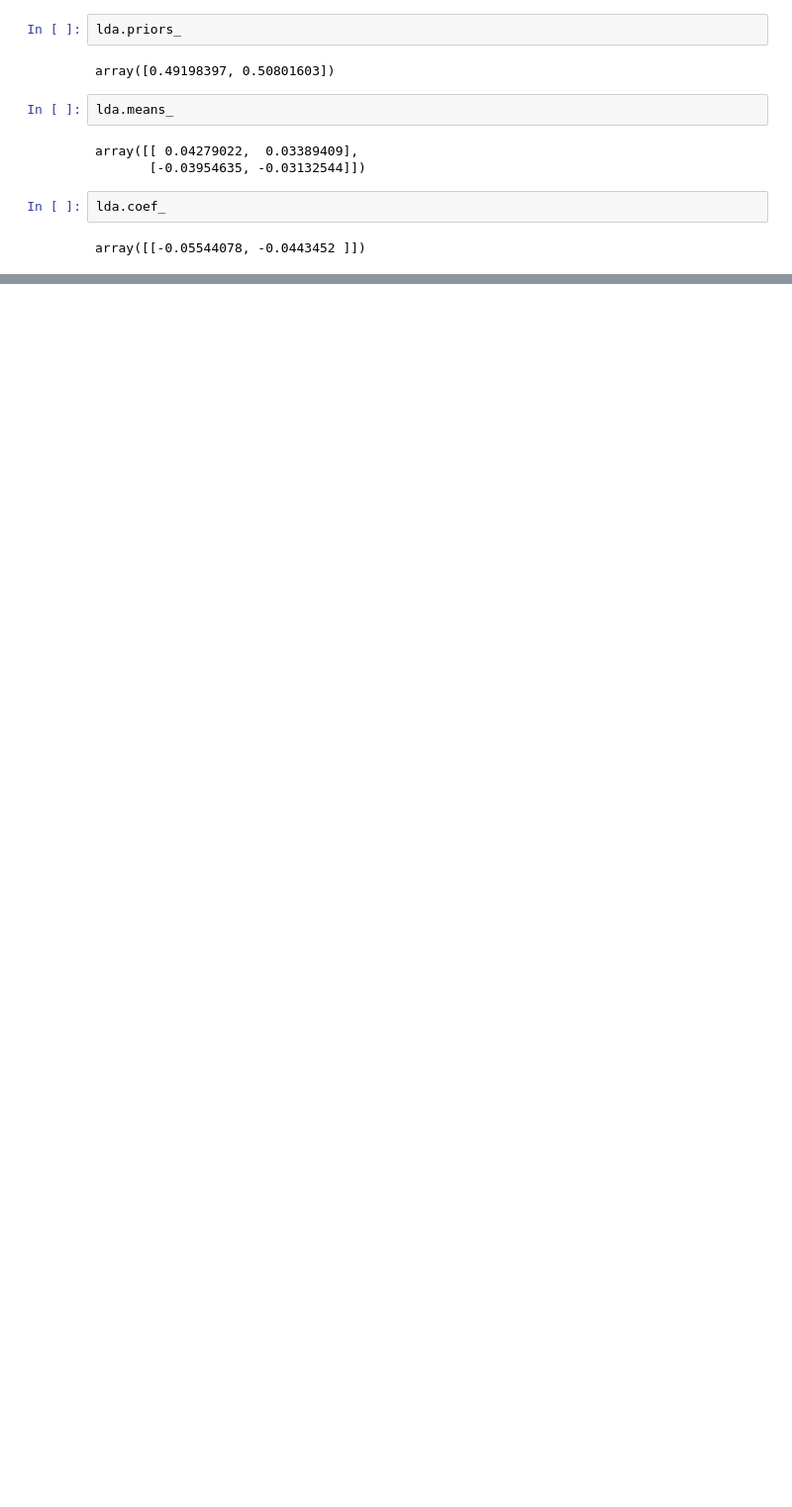
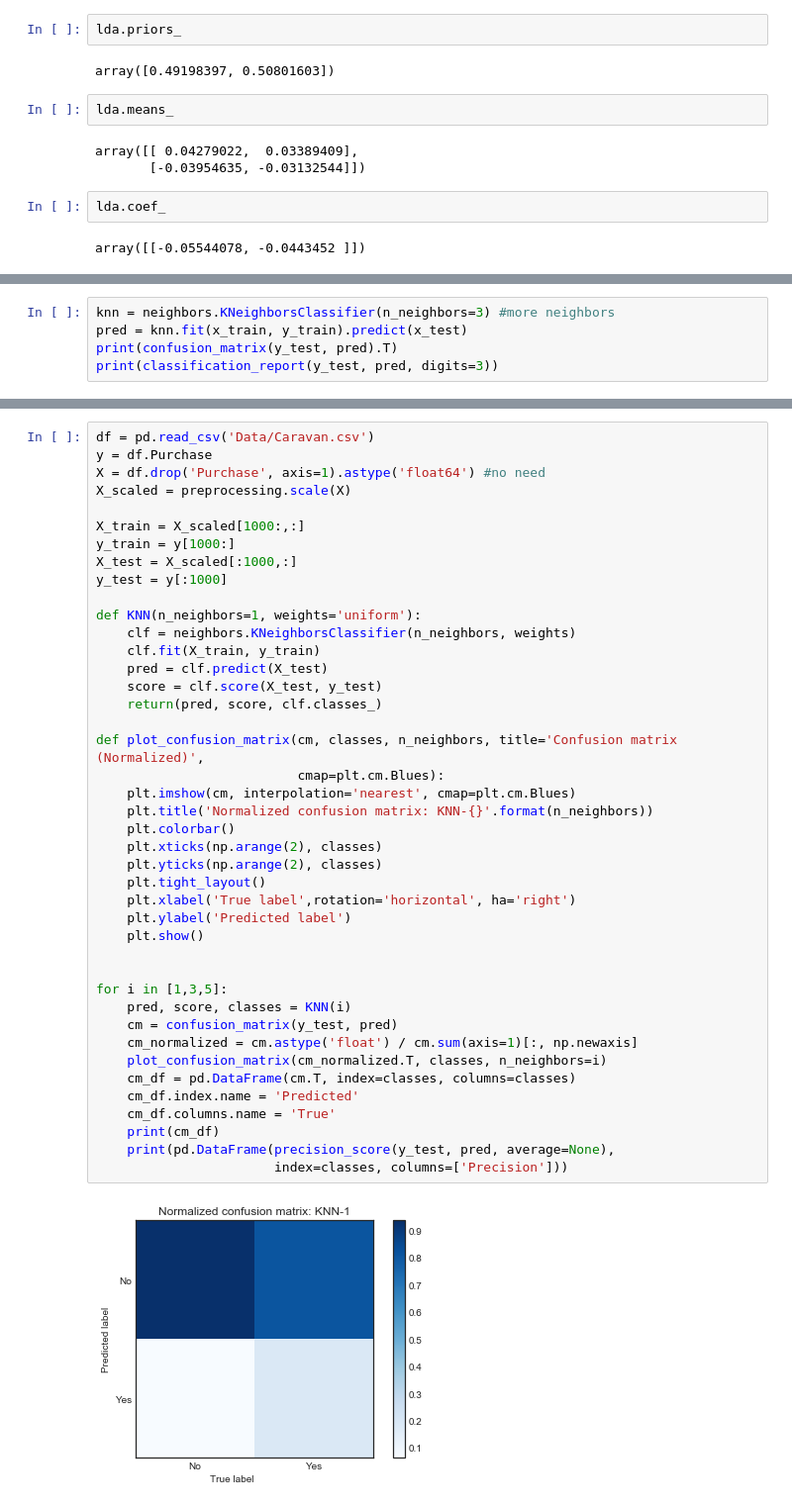
Before and after one commit to anhnguyendepocen/Introduction-to-Statistical-Learning-Python, a Jupyter notebook: ISLR CH4.ipynb, the cells around one changed output, grey strips where cells are left out. Shown: that part at 99% size. Saved outputs shown, nothing was run; the diff lists cells and outputs as text; blank space fills up the shorter version.

```diff
--- a/ISLR CH4.ipynb
+++ b/ISLR CH4.ipynb
@@ -314,0 +385,5 @@ array([[-0.05544078, -0.0443452 ]])
+# %%
+knn = neighbors.KNeighborsClassifier(n_neighbors=3) #more neighbors
+pred = knn.fit(x_train, y_train).predict(x_test)
+print(confusion_matrix(y_test, pred).T)
+print(classification_report(y_test, pred, digits=3))
@@ -314,0 +403,44 @@ array([[-0.05544078, -0.0443452 ]])
+# %%
+df = pd.read_csv('Data/Caravan.csv')
+y = df.Purchase
+X = df.drop('Purchase', axis=1).astype('float64') #no need
+X_scaled = preprocessing.scale(X)
+
+X_train = X_scaled[1000:,:]
+y_train = y[1000:]
+X_test = X_scaled[:1000,:]
+y_test = y[:1000]
+
+def KNN(n_neighbors=1, weights='uniform'):
+    clf = neighbors.KNeighborsClassifier(n_neighbors, weights)
+    clf.fit(X_train, y_train)
+    pred = clf.predict(X_test)
+    score = clf.score(X_test, y_test)
+    return(pred, score, clf.classes_)
+
+def plot_confusion_matrix(cm, classes, n_neighbors, title='Confusion matrix (Normalized)',
+                          cmap=plt.cm.Blues):
+    plt.imshow(cm, interpolation='nearest', cmap=plt.cm.Blues)
+    plt.title('Normalized confusion matrix: KNN-{}'.format(n_neighbors))
+    plt.colorbar()
+    plt.xticks(np.arange(2), classes)
+    plt.yticks(np.arange(2), classes)
+    plt.tight_layout()
+    plt.xlabel('True label',rotation='horizontal', ha='right')
+    plt.ylabel('Predicted label')
+    plt.show()
+
+
+for i in [1,3,5]:
+    pred, score, classes = KNN(i)
+    cm = confusion_matrix(y_test, pred)
+    cm_normalized = cm.astype('float') / cm.sum(axis=1)[:, np.newaxis]
+    plot_confusion_matrix(cm_normalized.T, classes, n_neighbors=i)
+    cm_df = pd.DataFrame(cm.T, index=classes, columns=classes)
+    cm_df.index.name = 'Predicted'
+    cm_df.columns.name = 'True'
+    print(cm_df)
+    print(pd.DataFrame(precision_score(y_test, pred, average=None),
+                       index=classes, columns=['Precision']))
+# %% [output]
+[figure, added]
```
Also changed, not shown: parts of 17 cells of this notebook.
